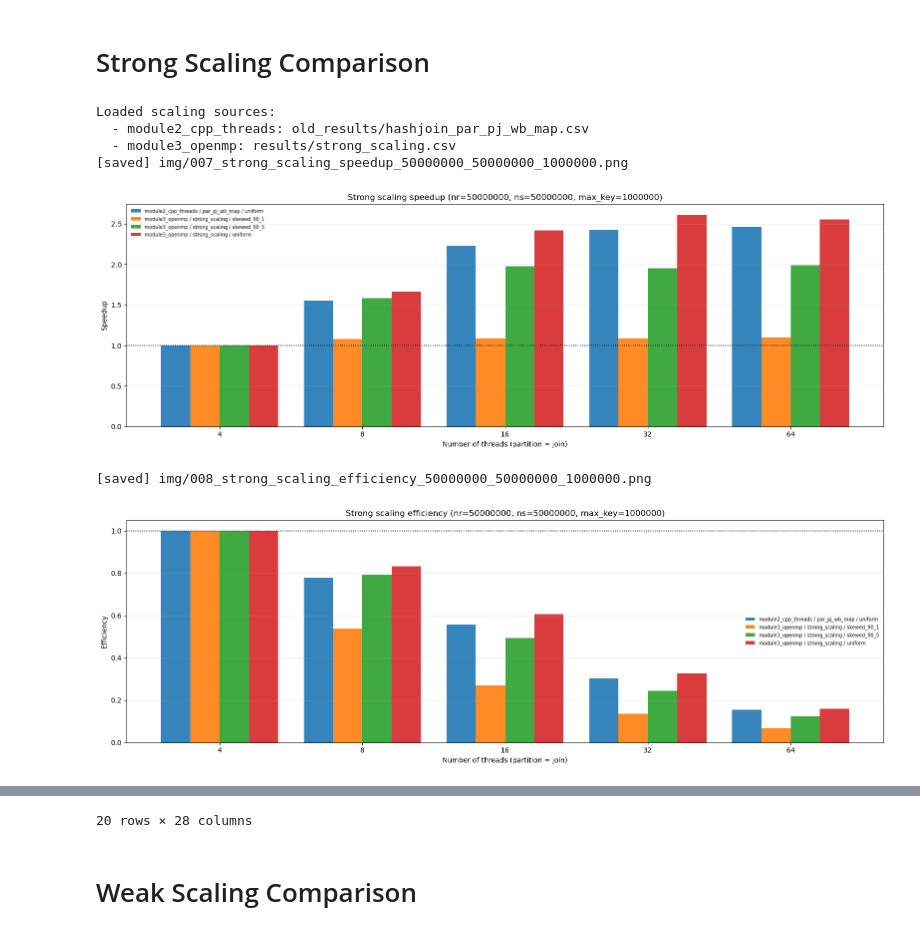
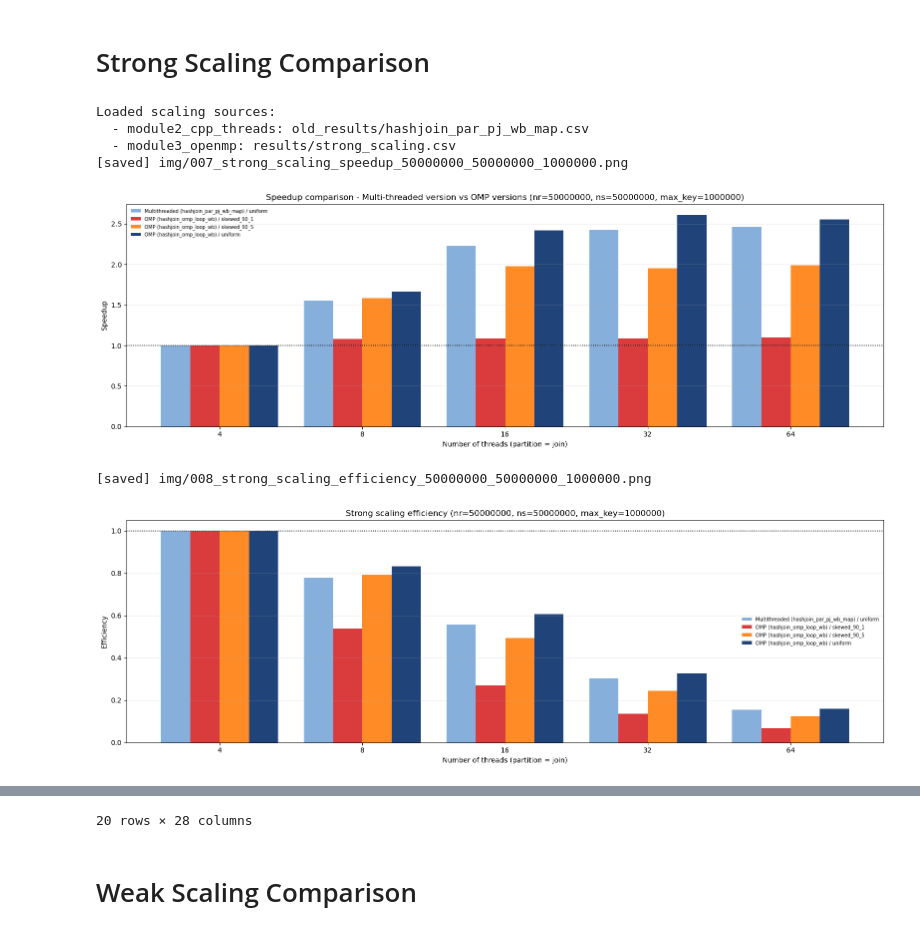
Before and after one commit to GianlucaPanzani/Optimization-of-Partitioned-Hash-Join-with-Duplicates-part_3, a Jupyter notebook: src/statistics.ipynb, the cells around one changed output, grey strips where cells are left out. Drawn from its saved outputs; the diff is of its cells as text; code cells hidden in the pictures.

```diff
--- a/src/statistics.ipynb
+++ b/src/statistics.ipynb
@@ -453,7 +472,7 @@ if phase_required.issubset(selected_best_df.columns):
         ax.set_xticks(x_positions)
         ax.set_xticklabels(subdf["label"], rotation=65, ha="right", fontsize=8)
         ax.set_ylabel("Time [s]")
-        ax.set_title(f"Phase breakdown for best averaged records ({problem_label(problem_key)})")
+        ax.set_title(f"Partition and Join time for best averaged records ({problem_label(problem_key)})")
         ax.grid(axis="y", alpha=0.25)
         ax.legend(frameon=False)
         fig.tight_layout()
@@ -653,43 +678,73 @@ strong_sources = []
 if old_results_dir is not None:
     strong_sources.append({
         "name": "module2_cpp_threads",
-        "paths": [old_results_dir / "hashjoin_par_pj_wb_map.csv", old_results_dir / "hashjoin_pj_wb_map.csv"],
-        "exec_type": "par_pj_wb_map",
+        "paths": [old_results_dir / "hashjoin_par_pj_wb_map.csv"],
+        "exec_type": "hashjoin_par_pj_wb_map",
         "dataset_type": "uniform",
     })
 strong_sources.append({
     "name": "module3_openmp",
     "paths": [RESULTS_DIR / "strong_scaling.csv"],
+    "exec_type": "hashjoin_omp_loop_wb",
     "dataset_type": "uniform",
 })
 
 strong_raw_df = load_named_csv_sources(strong_sources)
 strong_scaling_df, strong_threads_col = prepare_scaling_plot_df(strong_raw_df, "strong")
 
 if not strong_scaling_df.empty:
     strong_key_cols = ["source", "exec_type", "dataset_type", "nr", "ns", "max_key"]
     strong_scaling_df["baseline_thread"] = strong_scaling_df.groupby(strong_key_cols)[strong_threads_col].transform("min")
     baseline_perf = (
         strong_scaling_df[strong_scaling_df[strong_threads_col] == strong_scaling_df["baseline_thread"]]
         [strong_key_cols + ["perf", strong_threads_col]]
         .rename(columns={"perf": "baseline_perf", strong_threads_col: "baseline_threads"})
     )
     strong_scaling_df = strong_scaling_df.merge(baseline_perf, on=strong_key_cols, how="left")
     strong_scaling_df = strong_scaling_df[strong_scaling_df["baseline_perf"] > 0].copy()
     strong_scaling_df["speedup"] = strong_scaling_df["perf"] / strong_scaling_df["baseline_perf"]
     strong_scaling_df["parallel_efficiency"] = strong_scaling_df["speedup"] / (strong_scaling_df[strong_threads_col] / strong_scaling_df["baseline_threads"])
 
-    plot_scaling_bars(strong_scaling_df, strong_threads_col, "speedup", "Speedup", "Strong scaling speedup", "strong_scaling_speedup")
-    plot_scaling_bars(strong_scaling_df, strong_threads_col, "parallel_efficiency", "Efficiency", "Strong scaling efficiency", "strong_scaling_efficiency")
+    def strong_comparison_label(series):
+        prefix = "Multithreaded" if series.get("source") == "module2_cpp_threads" else "OMP"
+        return f"{prefix} ({series.get('exec_type')}) / {series.get('dataset_type')}"
+
+    def strong_comparison_color(series):
+        if series.get("source") == "module2_cpp_threads":
+            return "#7aa6d8"
+        if series.get("dataset_type") == "uniform":
+            return "#08306b"
+        return DATASET_TYPE_COLORS.get(series.get("dataset_type"), color_map.get(series.get("exec_type"), None))
+
+    plot_scaling_bars(
+        strong_scaling_df,
+        strong_threads_col,
+        "speedup",
+        "Speedup",
+        "Speedup comparison - Multi-threaded version vs OMP versions",
+        "strong_scaling_speedup",
+        series_labeler=strong_comparison_label,
+        series_colorer=strong_comparison_color,
+    )
+    plot_scaling_bars(
+        strong_scaling_df,
+        strong_threads_col,
+        "parallel_efficiency",
+        "Efficiency",
+        "Strong scaling efficiency",
+        "strong_scaling_efficiency",
+        series_labeler=strong_comparison_label,
+        series_colorer=strong_comparison_color,
+    )
     display(strong_scaling_df.sort_values(["source", "exec_type", "dataset_type", "nr", strong_threads_col]).reset_index(drop=True))
 else:
     print("No strong-scaling comparison available yet.")
 # %% [output]
 Loaded scaling sources:
   - module2_cpp_threads: old_results/hashjoin_par_pj_wb_map.csv
   - module3_openmp: results/strong_scaling.csv
 [saved] img/007_strong_scaling_speedup_50000000_50000000_1000000.png
-[figure, old version]
+[figure, new version]
 [saved] img/008_strong_scaling_efficiency_50000000_50000000_1000000.png
-[figure, old version]
+[figure, new version]
 |  | source | exec_type | dataset_type | nr | ns | max_key | partition_threads | checksum1 | checksum2 | ... |
```
Also changed, not shown: parts of 10 cells of this notebook, 30 other files.
